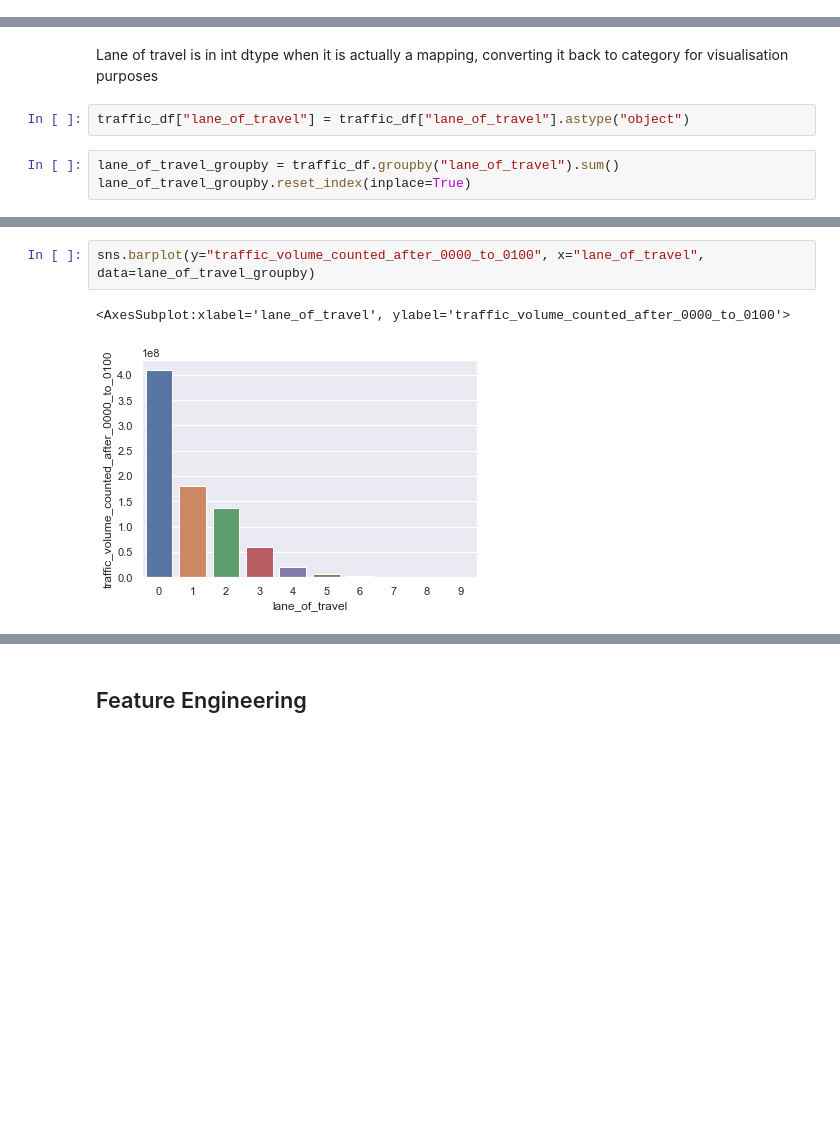
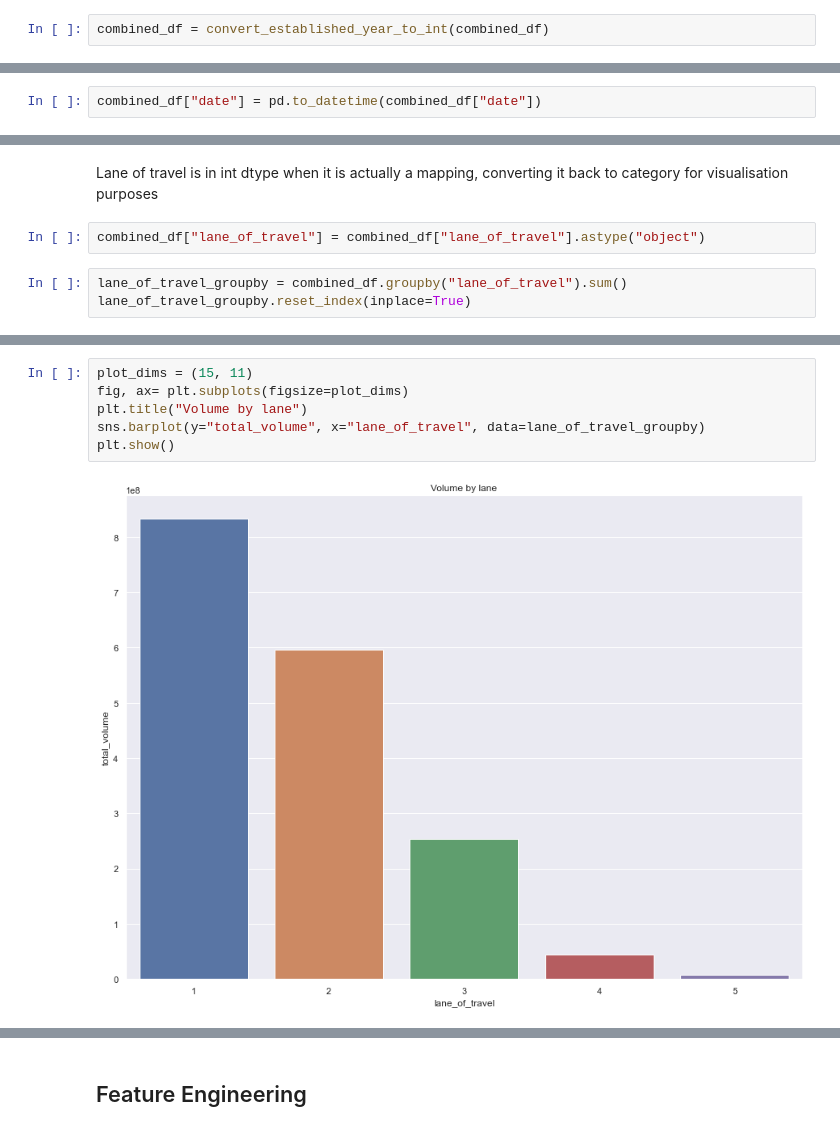
Before and after one commit to Daryl-PSH/us_traffic, a Jupyter notebook: notebooks/EDA.ipynb, the cells around one changed output, grey strips where cells are left out. Cells and saved outputs as stored; diff of their text form; blank space fills up the shorter version.

```diff
--- a/notebooks/EDA.ipynb
+++ b/notebooks/EDA.ipynb
@@ -117,0 +150,2 @@ traffic_df.drop("record_type", axis=1, inplace=True)
+# %%
+combined_df = convert_established_year_to_int(combined_df)
@@ -118 +179,3 @@ traffic_df.drop("record_type", axis=1, inplace=True)
+# %%
+combined_df["date"] = pd.to_datetime(combined_df["date"])
 # %%
@@ -200,7 +255,7 @@ Based on Wikipedia, rush hour is typically between 6am to 10am (morning) and 3pm
 # %% [markdown]
 Lane of travel is in int dtype when it is actually a mapping, converting it back to category for visualisation purposes
 # %%
-traffic_df["lane_of_travel"] = traffic_df["lane_of_travel"].astype("object")
+combined_df["lane_of_travel"] = combined_df["lane_of_travel"].astype("object")
 # %%
-lane_of_travel_groupby = traffic_df.groupby("lane_of_travel").sum()
+lane_of_travel_groupby = combined_df.groupby("lane_of_travel").sum()
 lane_of_travel_groupby.reset_index(inplace=True)
@@ -222,5 +262,8 @@ lane_of_travel_groupby[volume_columns]
 # %%
-sns.barplot(y="traffic_volume_counted_after_0000_to_0100", x="lane_of_travel", data=lane_of_travel_groupby)
+plot_dims = (15, 11)
+fig, ax= plt.subplots(figsize=plot_dims)
+plt.title("Volume by lane")
+sns.barplot(y="total_volume", x="lane_of_travel", data=lane_of_travel_groupby)
+plt.show()
 # %% [output]
-<AxesSubplot:xlabel='lane_of_travel', ylabel='traffic_volume_counted_after_0000_to_0100'>
-[figure, old version]
+[figure, new version]
```
Also changed, not shown: parts of 76 cells of this notebook.
